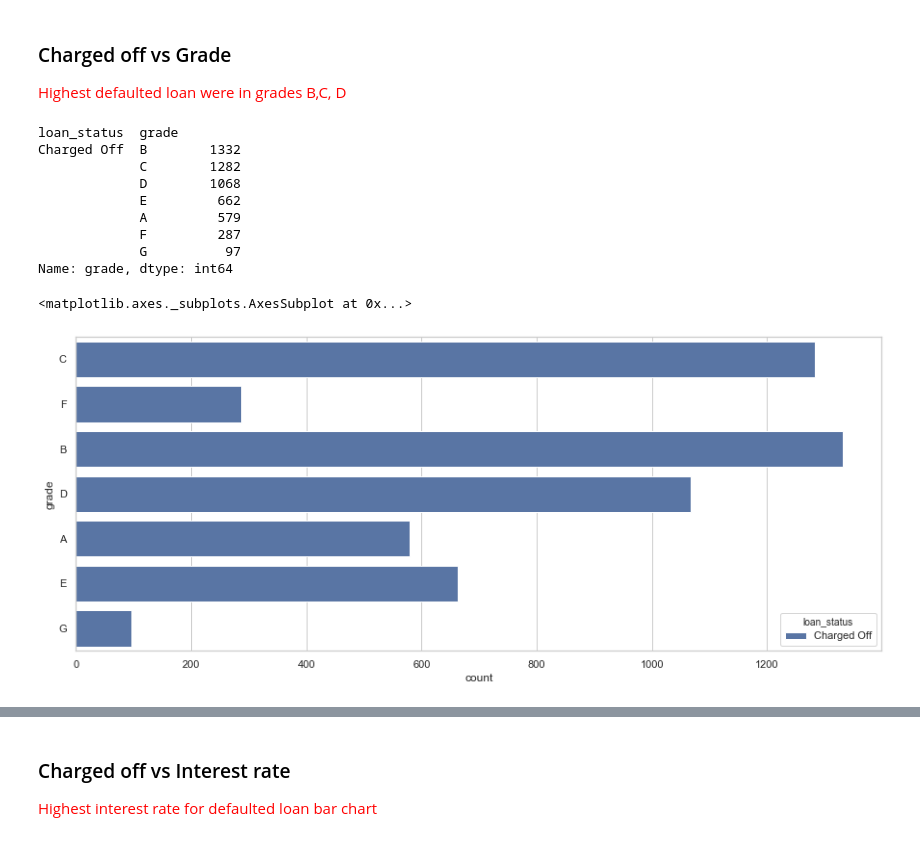
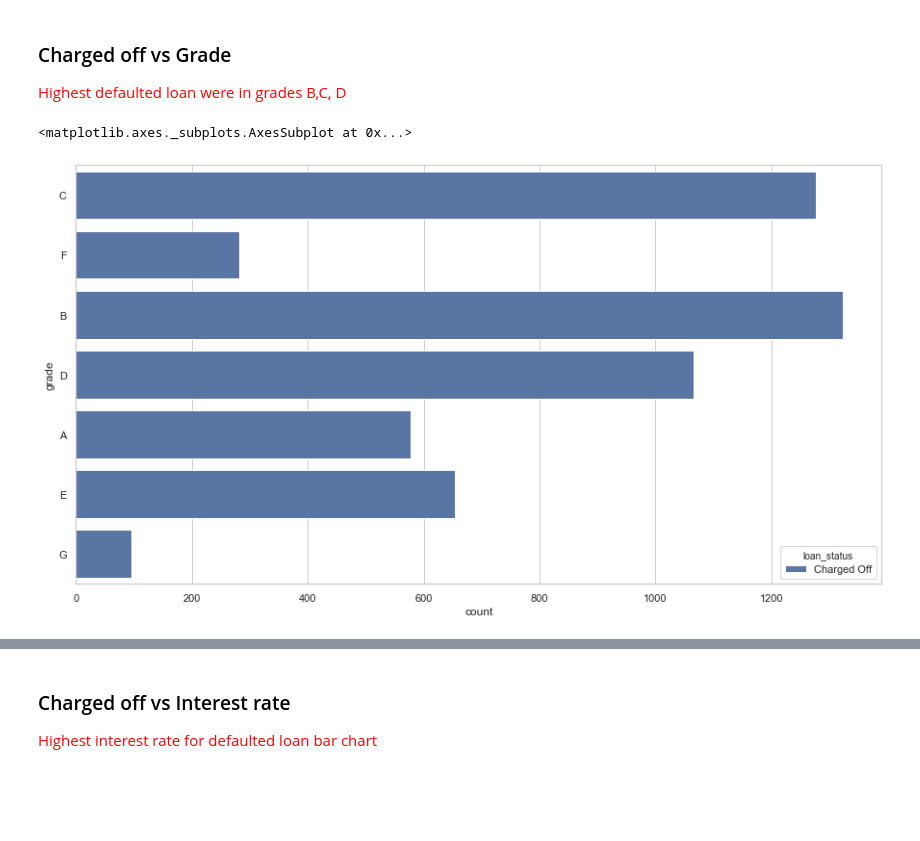
Before and after one commit to ps2420/LendingClubCaseStudy, a Jupyter notebook: Pankaj_Singh.ipynb, the cells around one changed output, grey strips where cells are left out. Drawn from its saved outputs; the diff is of its cells as text; code cells hidden in the pictures; blank space fills up the shorter version.

Commit message:
updating notbeook for lending case study

```diff
--- a/Pankaj_Singh.ipynb
+++ b/Pankaj_Singh.ipynb
@@ -403,3 +403,8 @@ plt.show()
 # %% [output]
 <Figure size 1080x432 with 0 Axes>
 [figure]
+# %%
+#drop columns funded_amnt & funded_amnt_inv as loan_amnt is alone sufficient for prediction
+columns_not_required_analysis = ['funded_amnt', 'funded_amnt_inv']
+lending_case = lending_case.drop(columns = columns_not_required_analysis)
+print("Shape after dropping columns with no importance :: ", lending_case.shape)
@@ -538,6 +544,7 @@ lending_case['dti_range'] = pd.cut(lending_case['dti'], bins, labels)
 #lending_case['dti'].unique()
 # %%
 co_lending_case = lending_case[(lending_case['loan_status'] == 'Charged Off')]
+co_lending_case = co_lending_case[(co_lending_case['annual_inc'] < 250000)]
 # %% [markdown]
 ### Charged off vs annual_income
 
@@ -591,18 +594,9 @@ Name: purpose, dtype: int64
 ### Charged off vs Grade
 <font color="red"> Highest defaulted loan were in grades B,C, D</font>
 # %%
-plt.figure(figsize=[15,6])
-print(co_lending_case.groupby(['loan_status'])['grade'].value_counts())
+plt.figure(figsize=[15,8])
+#print(co_lending_case.groupby(['loan_status'])['grade'].value_counts())
 sns.countplot(y = "grade", hue="loan_status", data = co_lending_case)
 # %% [output]
-loan_status  grade
-Charged Off  B        1332
-             C        1282
-             D        1068
-             E         662
-             A         579
-             F         287
-             G          97
-Name: grade, dtype: int64
+<matplotlib.axes._subplots.AxesSubplot at 0x...>
-<matplotlib.axes._subplots.AxesSubplot at 0x...>
-[figure, old version]
+[figure, new version]
```
Also changed, not shown: parts of 23 cells of this notebook.
